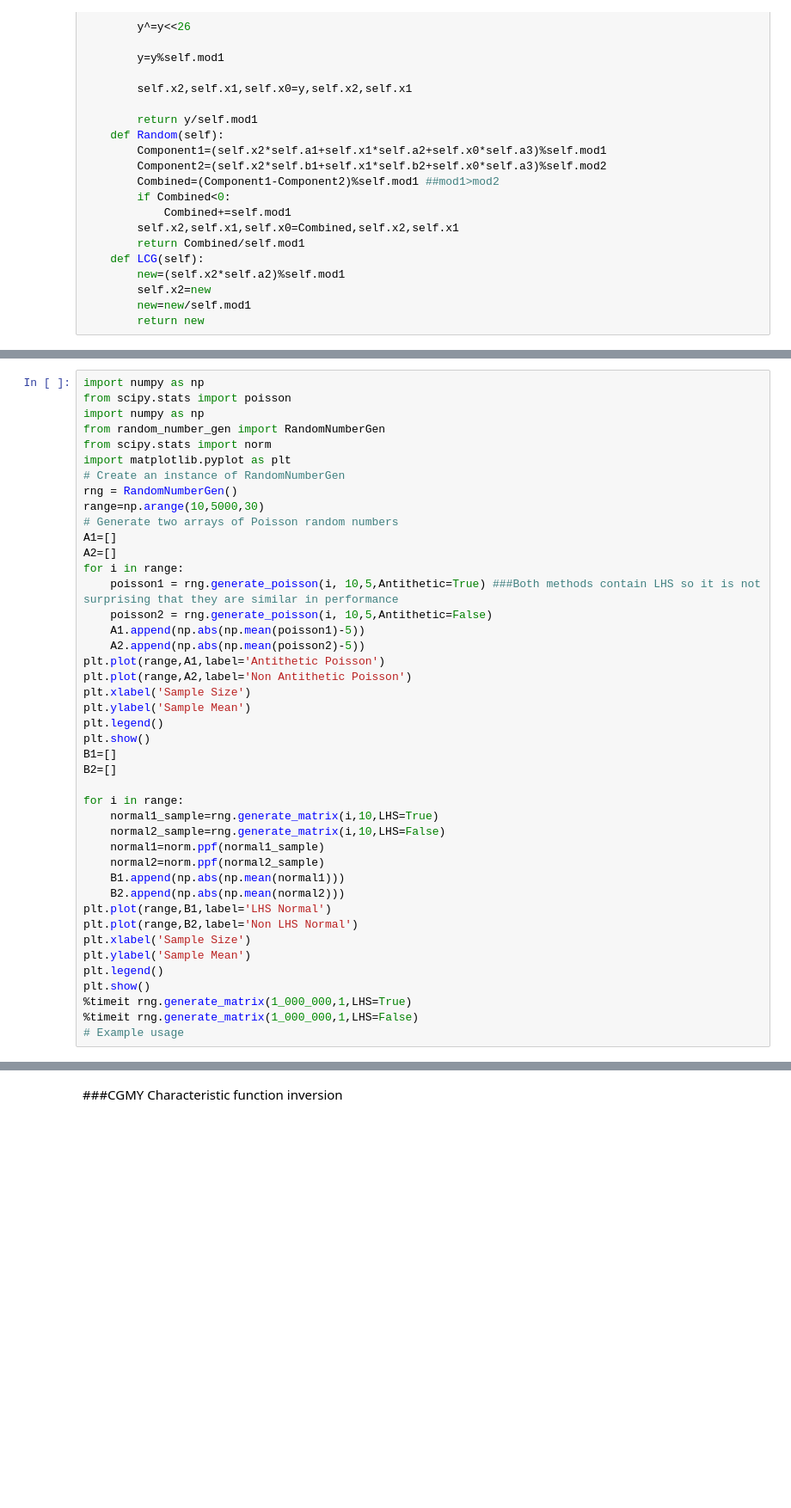
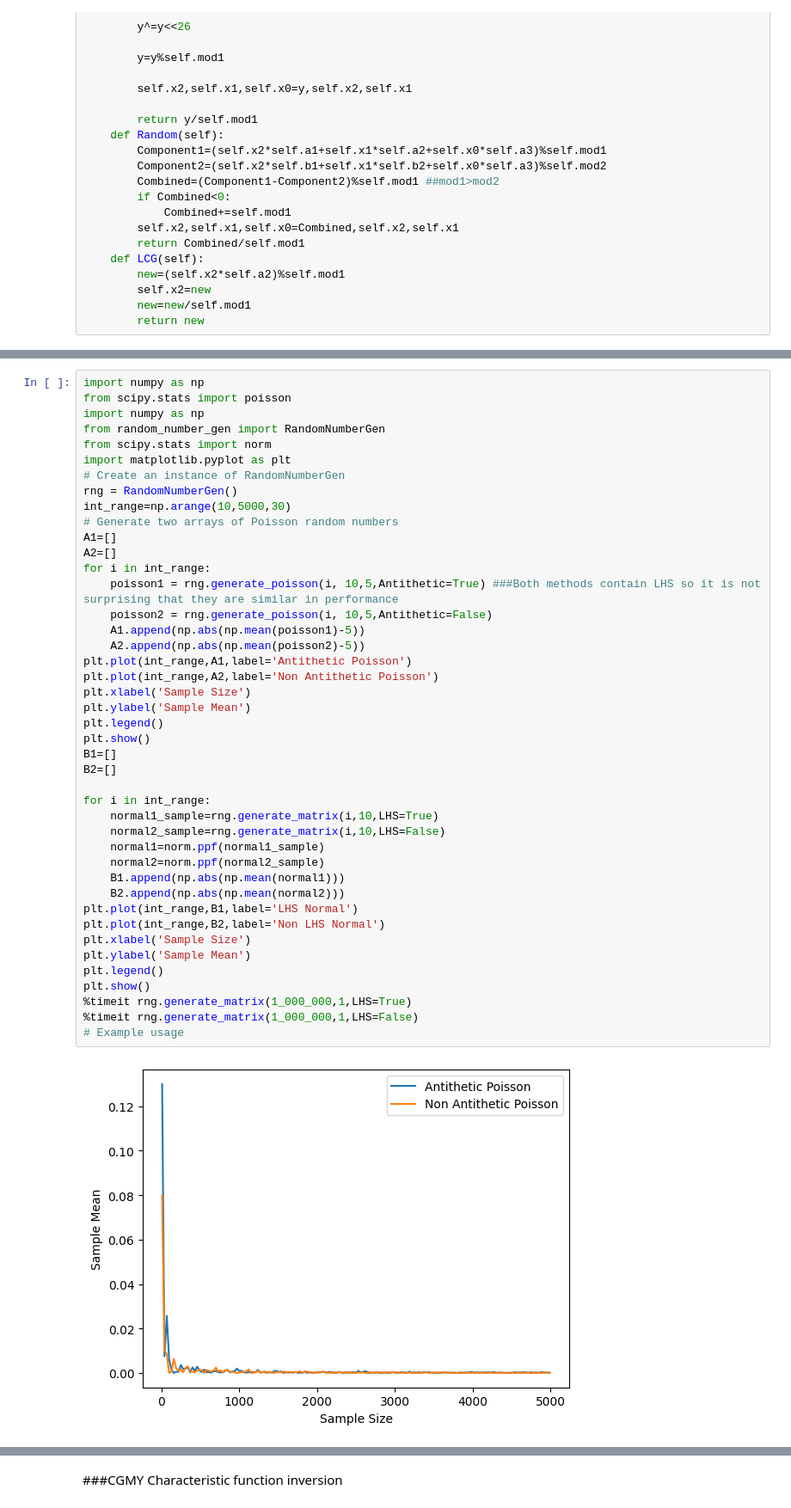
Before and after one commit to stffbram/JumpDiffusionModel, a Jupyter notebook: JumpModelDiffusion.ipynb, the cells around one changed output, grey strips where cells are left out. Shown at 86% size. Cells and saved outputs as stored; diff of their text form; blank space fills up the shorter version.

```diff
--- a/JumpModelDiffusion.ipynb
+++ b/JumpModelDiffusion.ipynb
@@ -288,37 +318,39 @@ from scipy.stats import norm
 import matplotlib.pyplot as plt
 # Create an instance of RandomNumberGen
 rng = RandomNumberGen()
-range=np.arange(10,5000,30)
+int_range=np.arange(10,5000,30)
 # Generate two arrays of Poisson random numbers
 A1=[]
 A2=[]
-for i in range:
+for i in int_range:
     poisson1 = rng.generate_poisson(i, 10,5,Antithetic=True) ###Both methods contain LHS so it is not surprising that they are similar in performance
     poisson2 = rng.generate_poisson(i, 10,5,Antithetic=False)
     A1.append(np.abs(np.mean(poisson1)-5))
     A2.append(np.abs(np.mean(poisson2)-5))
-plt.plot(range,A1,label='Antithetic Poisson')
-plt.plot(range,A2,label='Non Antithetic Poisson')
+plt.plot(int_range,A1,label='Antithetic Poisson')
+plt.plot(int_range,A2,label='Non Antithetic Poisson')
 plt.xlabel('Sample Size')
 plt.ylabel('Sample Mean')
 plt.legend()
 plt.show()
 B1=[]
 B2=[]
 
-for i in range:
+for i in int_range:
     normal1_sample=rng.generate_matrix(i,10,LHS=True)
     normal2_sample=rng.generate_matrix(i,10,LHS=False)
     normal1=norm.ppf(normal1_sample)
     normal2=norm.ppf(normal2_sample)
     B1.append(np.abs(np.mean(normal1)))
     B2.append(np.abs(np.mean(normal2)))
-plt.plot(range,B1,label='LHS Normal')
-plt.plot(range,B2,label='Non LHS Normal')
+plt.plot(int_range,B1,label='LHS Normal')
+plt.plot(int_range,B2,label='Non LHS Normal')
 plt.xlabel('Sample Size')
 plt.ylabel('Sample Mean')
 plt.legend()
 plt.show()
 %timeit rng.generate_matrix(1_000_000,1,LHS=True)
 %timeit rng.generate_matrix(1_000_000,1,LHS=False)
 # Example usage
+# %% [output]
+[figure, added]
```
Also changed, not shown: parts of 28 cells of this notebook.
